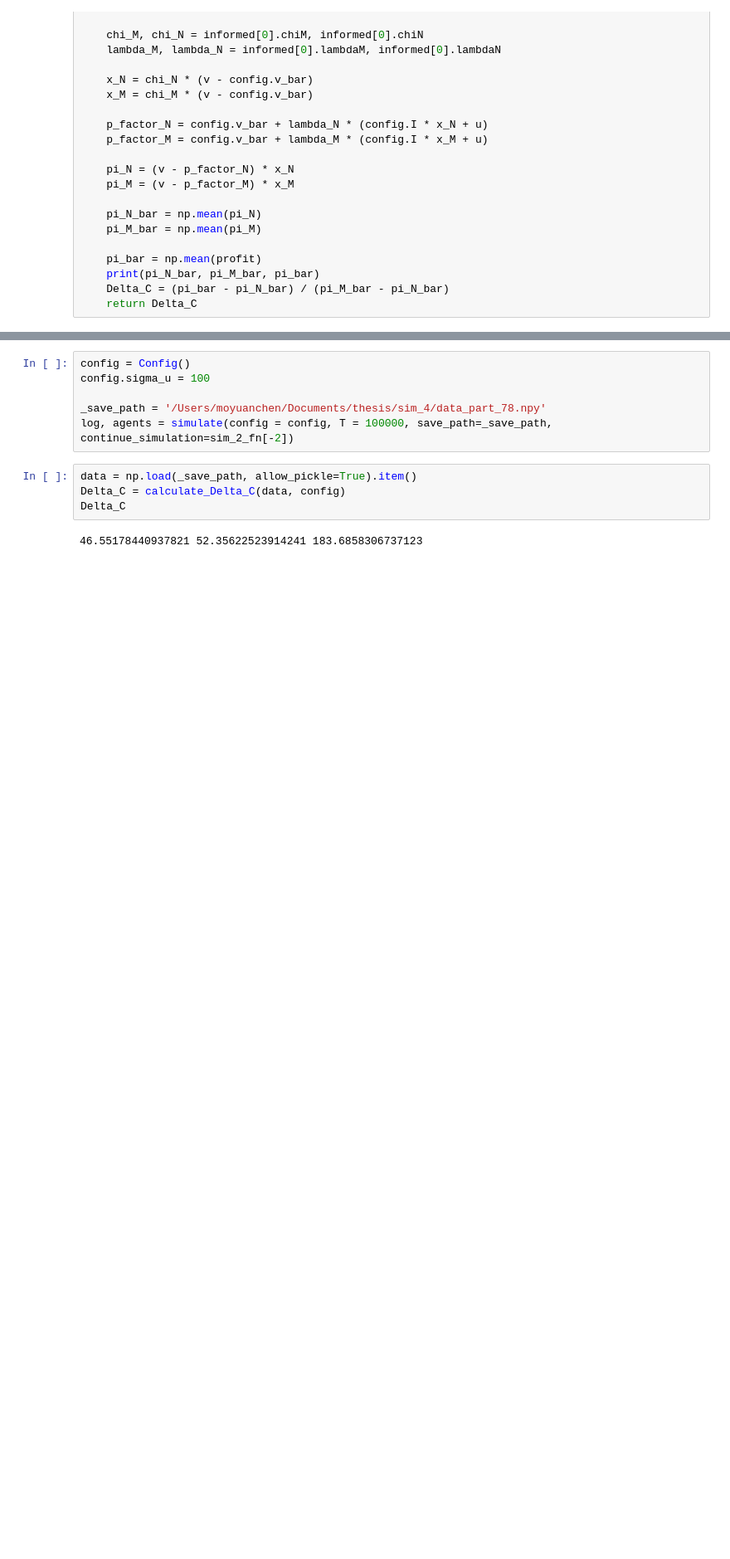
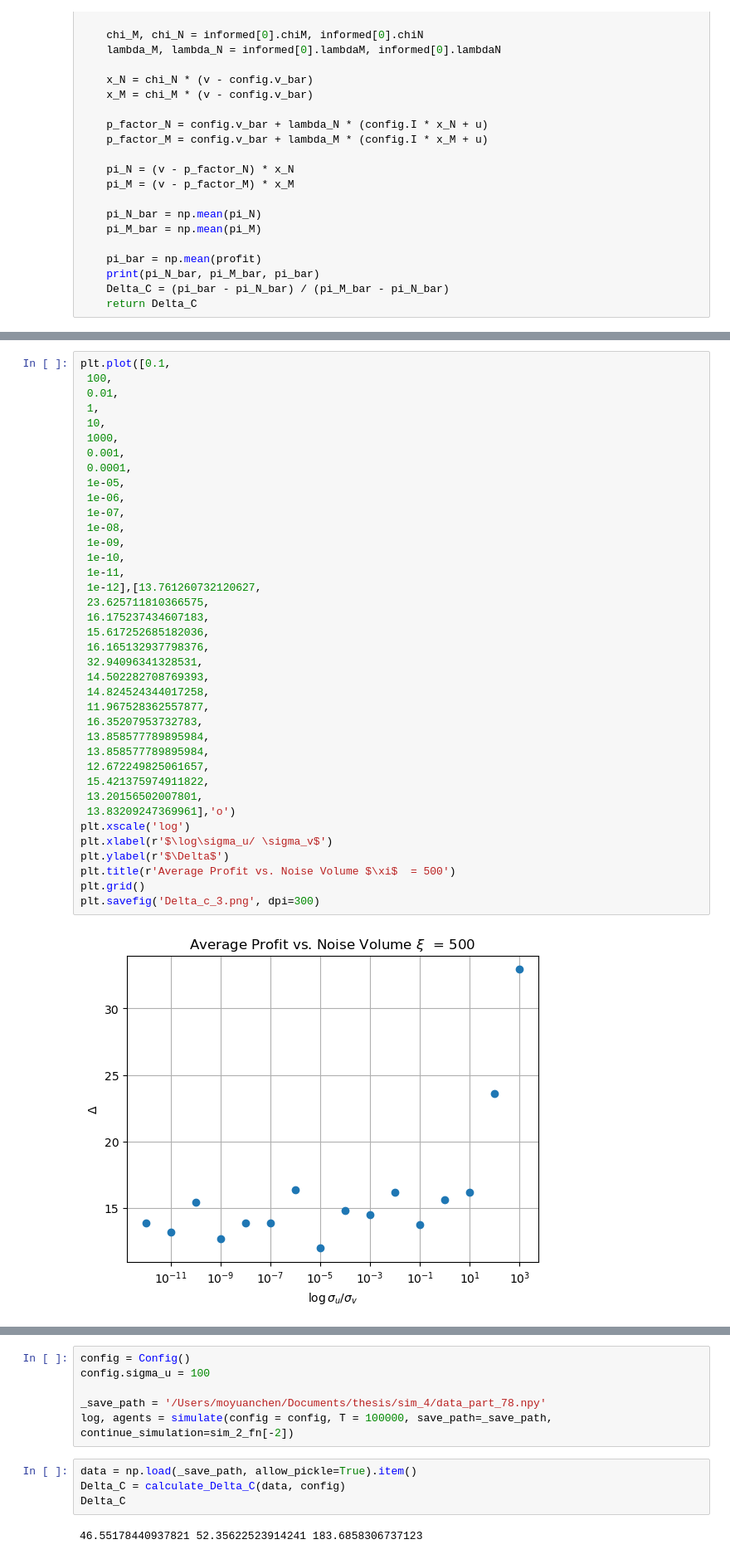
Before and after one commit to moyuanchen/collusion, a Jupyter notebook: Delta_C_calculation.ipynb, the cells around one changed output, grey strips where cells are left out. Shown at 83% size. Cells and saved outputs as stored; diff of their text form; blank space fills up the shorter version.

```diff
--- a/Delta_C_calculation.ipynb
+++ b/Delta_C_calculation.ipynb
@@ -87,0 +145,40 @@ Delta_C
+# %%
+plt.plot([0.1,
+ 100,
+ 0.01,
+ 1,
+ 10,
+ 1000,
+ 0.001,
+ 0.0001,
+ 1e-05,
+ 1e-06,
+ 1e-07,
+ 1e-08,
+ 1e-09,
+ 1e-10,
+ 1e-11,
+ 1e-12],[13.761260732120627,
+ 23.625711810366575,
+ 16.175237434607183,
+ 15.617252685182036,
+ 16.165132937798376,
+ 32.94096341328531,
+ 14.502282708769393,
+ 14.824524344017258,
+ 11.967528362557877,
+ 16.35207953732783,
+ 13.858577789895984,
+ 13.858577789895984,
+ 12.672249825061657,
+ 15.421375974911822,
+ 13.20156502007801,
+ 13.83209247369961],'o')
+plt.xscale('log')
+plt.xlabel(r'$\log\sigma_u/ \sigma_v$')
+plt.ylabel(r'$\Delta$')
+plt.title(r'Average Profit vs. Noise Volume $\xi$  = 500')
+plt.grid()
+plt.savefig('Delta_c_3.png', dpi=300)
+# %% [output]
+[figure, added]
```
Also changed, not shown: parts of 9 cells of this notebook, 5 other files.
